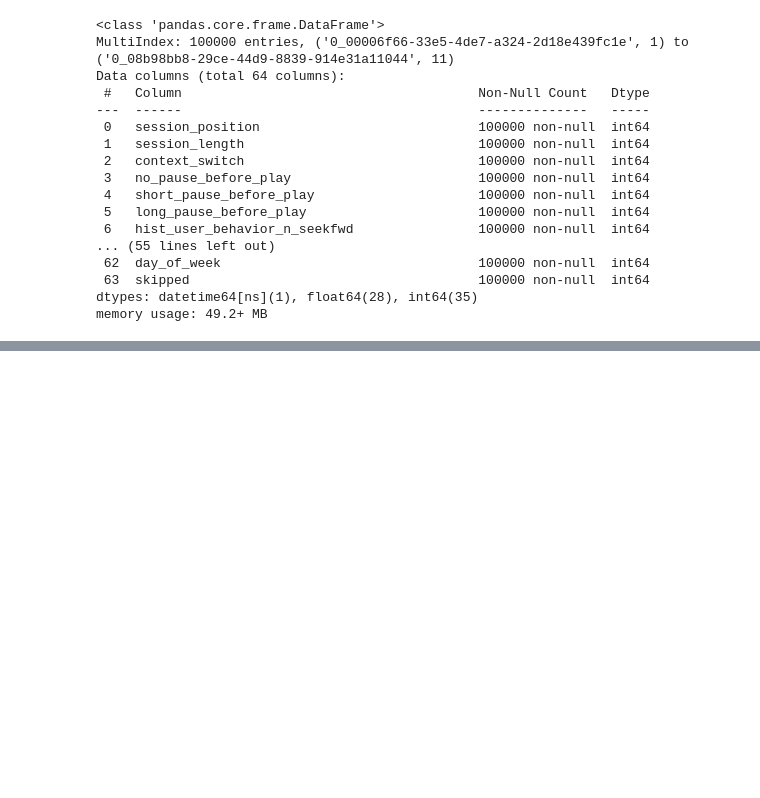
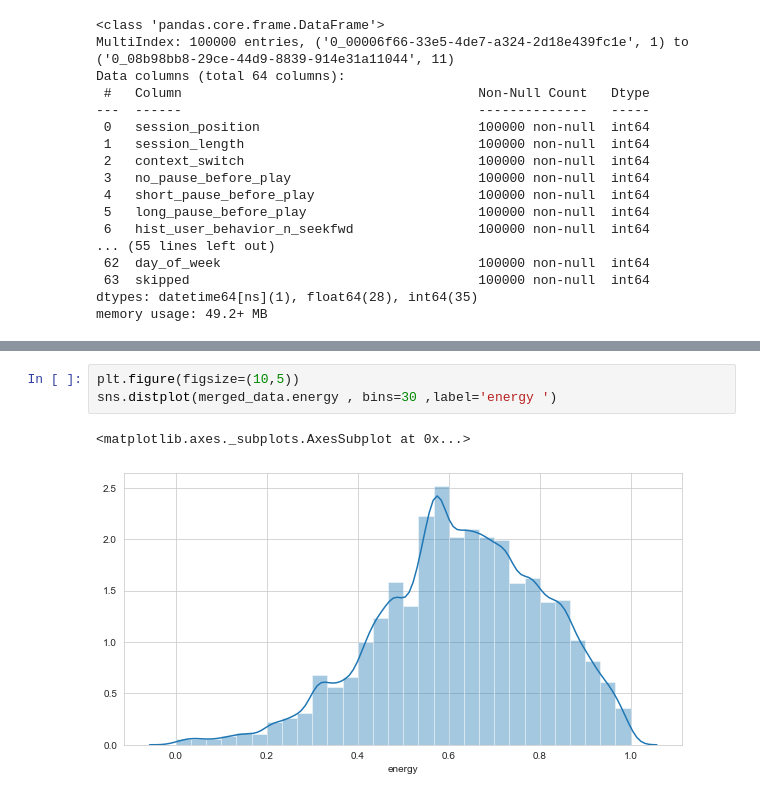
Before and after one commit to AkshitaPatel/Technocolabs-Internship-Project, a Jupyter notebook: Spotify Music Skips Action Prediction.ipynb, the cells around one changed output, grey strips where cells are left out. Saved outputs shown, nothing was run; the diff lists cells and outputs as text; blank space fills up the shorter version.

```diff
--- a/Spotify Music Skips Action Prediction.ipynb
+++ b/Spotify Music Skips Action Prediction.ipynb
@@ -270,0 +294,6 @@ memory usage: 49.2+ MB
+# %%
+plt.figure(figsize=(10,5))
+sns.distplot(merged_data.energy , bins=30 ,label='energy ')
+# %% [output]
+<matplotlib.axes._subplots.AxesSubplot at 0x...>
+[figure, added]
```
Also changed, not shown: parts of 27 cells of this notebook.
